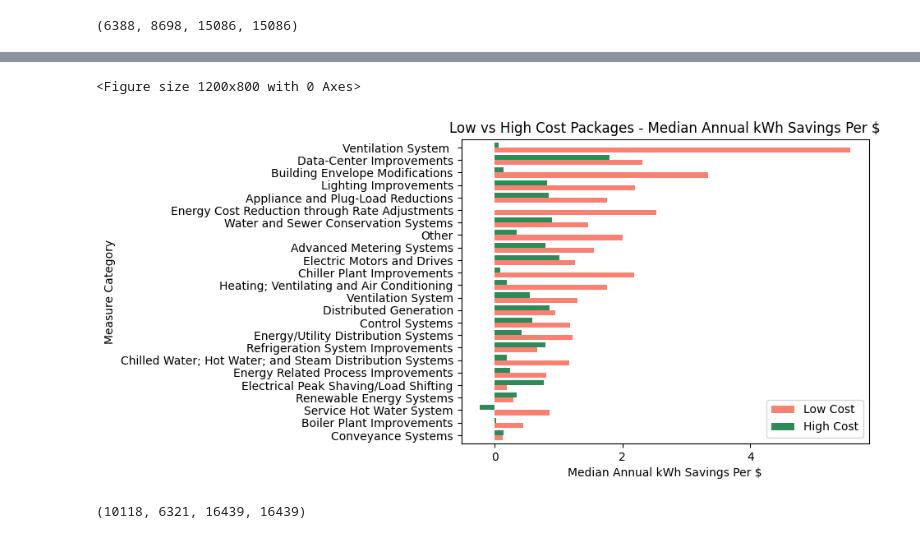
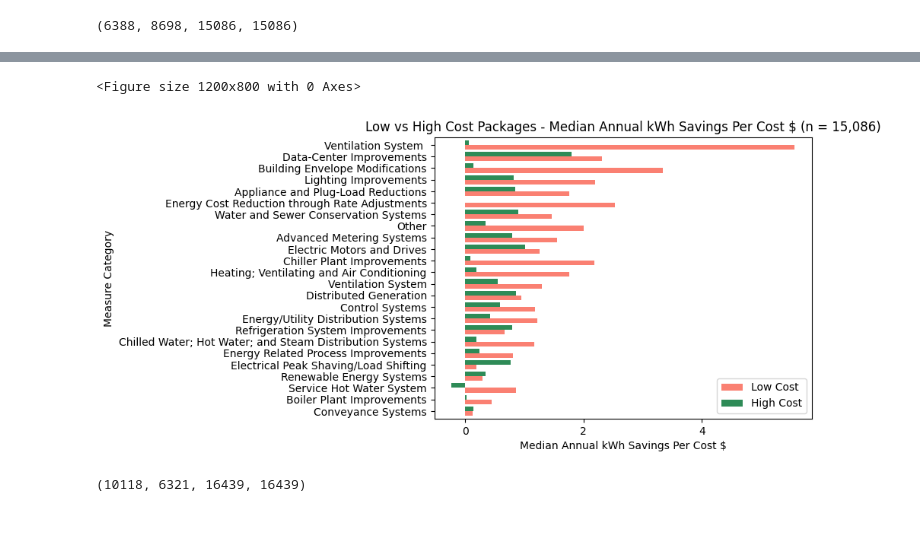
Before and after one commit to linusghanadan/nyserda-project, a Jupyter notebook: nyserda-project.ipynb, the cells around one changed output, grey strips where cells are left out. Cells and saved outputs as stored; diff of their text form; code cells hidden in the pictures.

```diff
--- a/nyserda-project.ipynb
+++ b/nyserda-project.ipynb
@@ -109,34 +118,34 @@ low_cost_savings = low_cost_df.groupby('Measure_Categories_ECM1')['Savings_per_C
 high_cost_savings = high_cost_df.groupby('Measure_Categories_ECM1')['Savings_per_Cost'].median()
 
 # Combine into one dataframe
 combined_df = pd.DataFrame({
     'Low Cost': low_cost_savings,
     'High Cost': high_cost_savings
 }).fillna(0)
 
 # Remove 'Uncategorized' row
 combined_df = combined_df[combined_df.index != 'Uncategorized']
 
 # Sort by total (sum of both)
 combined_df['Total'] = combined_df['Low Cost'] + combined_df['High Cost']
 combined_df = combined_df.sort_values('Total')
 combined_df = combined_df.drop('Total', axis=1)
 
 # Create grouped bar chart
 plt.figure(figsize=(12, 8))
 ax = combined_df.plot(kind='barh', color=['salmon', 'seagreen'], width=0.8)
 
 # Reduce number of ticks
 ax.locator_params(axis='x', nbins=6)
 
-plt.title('Low vs High Cost Packages - Median Annual kWh Savings Per $', loc='center')
-plt.xlabel('Median Annual kWh Savings Per $', loc='center')
+plt.title('Low vs High Cost Packages - Median Annual kWh Savings Per Cost $ (n = 15,086)', loc='center')
+plt.xlabel('Median Annual kWh Savings Per Cost $', loc='center')
 plt.ylabel('Measure Category')
 plt.legend(loc='lower right')
 
 #plt.tight_layout()
 plt.show()
 # %% [output]
 <Figure size 1200x800 with 0 Axes>
-[figure, old version]
+[figure, new version]
 # %%
```
Also changed, not shown: parts of 9 cells of this notebook.
